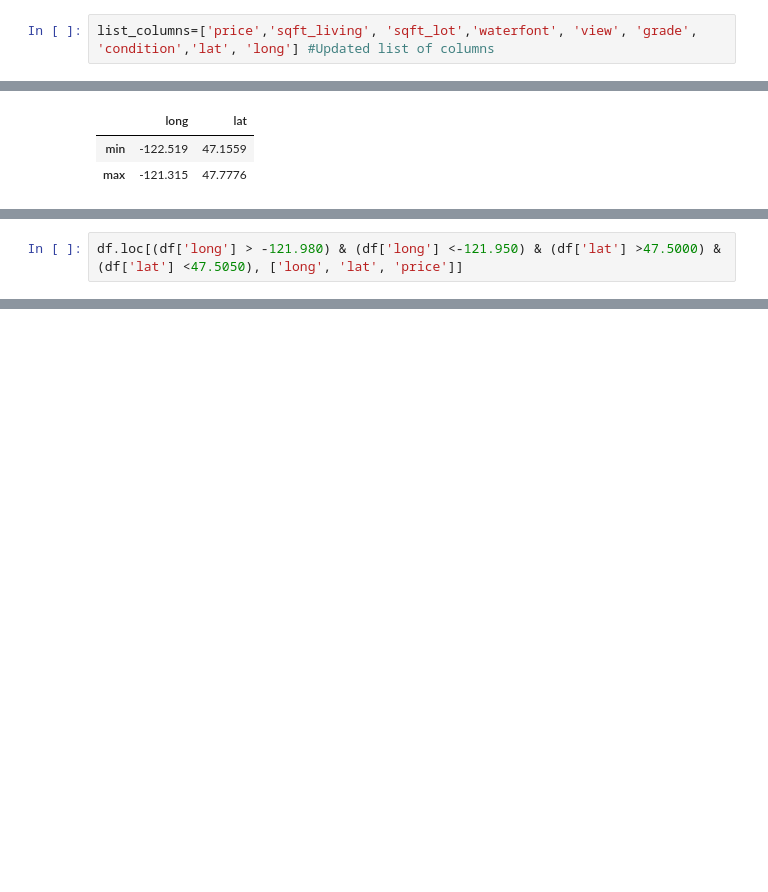
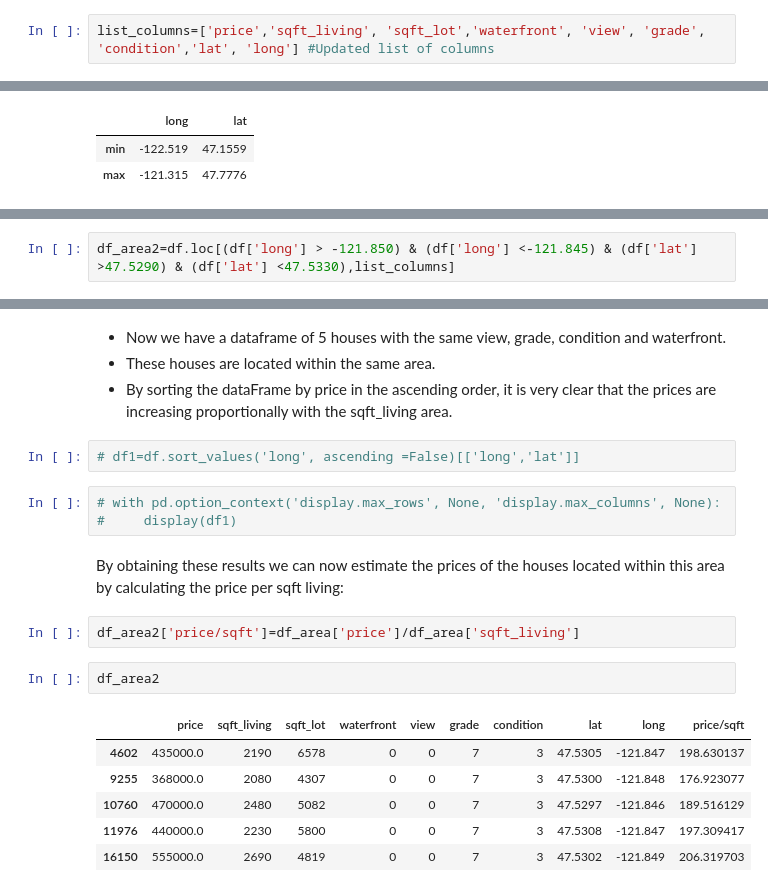
Before and after one commit to Georgess2293/pandas_assignment_4, a Jupyter notebook: main.ipynb, the cells around one changed output, grey strips where cells are left out. Cells and saved outputs as stored; diff of their text form; blank space fills up the shorter version.

```diff
--- a/main.ipynb
+++ b/main.ipynb
@@ -229,7 +229,7 @@ So for the following analysis we will be based on the following:
 # %% [markdown]
 4- Based on our analysis, we will pick up all the variables that are proven to be affecting the price. Thus, the list of columns will have to be updated:
 # %%
-list_columns=['price','sqft_living', 'sqft_lot','waterfont', 'view', 'grade', 'condition','lat', 'long'] #Updated list of columns
+list_columns=['price','sqft_living', 'sqft_lot','waterfront', 'view', 'grade', 'condition','lat', 'long'] #Updated list of columns
 # %% [markdown]
 5- Geographical Location:
 # %% [markdown]
@@ -271,2 +271,2 @@ Let us show a subset of all the houses located in this area in order to have a l
 # %%
-df.loc[(df['long'] > -121.980) & (df['long'] <-121.950) & (df['lat'] >47.5000) & (df['lat'] <47.5050), ['long', 'lat', 'price']]
+df_area2=df.loc[(df['long'] > -121.850) & (df['long'] <-121.845) & (df['lat'] >47.5290) & (df['lat'] <47.5330),list_columns]
@@ -274,0 +282,22 @@ df.loc[(df['long'] > -121.980) & (df['long'] <-121.950) & (df['lat'] >47.5000) &
+# %% [markdown]
+- Now we have a dataframe of 5 houses with the same view, grade, condition and waterfront.
+- These houses are located within the same area.
+- By sorting the dataFrame by price in the ascending order, it is very clear that the prices are increasing proportionally with the sqft_living area.
+# %%
+# df1=df.sort_values('long', ascending =False)[['long','lat']]
+# %%
+# with pd.option_context('display.max_rows', None, 'display.max_columns', None):
+#     display(df1)
+# %% [markdown]
+By obtaining these results we can now estimate the prices of the houses located within this area by calculating the price per sqft living:
+# %%
+df_area2['price/sqft']=df_area['price']/df_area['sqft_living']
+# %%
+df_area2
+# %% [output]
+|  | price | sqft_living | sqft_lot | waterfront | view | grade | condition | lat | long | price/sqft |
+| 4602 | 435000.0 | 2190 | 6578 | 0 | 0 | 7 | 3 | 47.5305 | -121.847 | 198.630137 |
+| 9255 | 368000.0 | 2080 | 4307 | 0 | 0 | 7 | 3 | 47.5300 | -121.848 | 176.923077 |
+| 10760 | 470000.0 | 2480 | 5082 | 0 | 0 | 7 | 3 | 47.5297 | -121.846 | 189.516129 |
+| 11976 | 440000.0 | 2230 | 5800 | 0 | 0 | 7 | 3 | 47.5308 | -121.847 | 197.309417 |
+| 16150 | 555000.0 | 2690 | 4819 | 0 | 0 | 7 | 3 | 47.5302 | -121.849 | 206.319703 |
```
Also changed, not shown: parts of 8 cells of this notebook.
